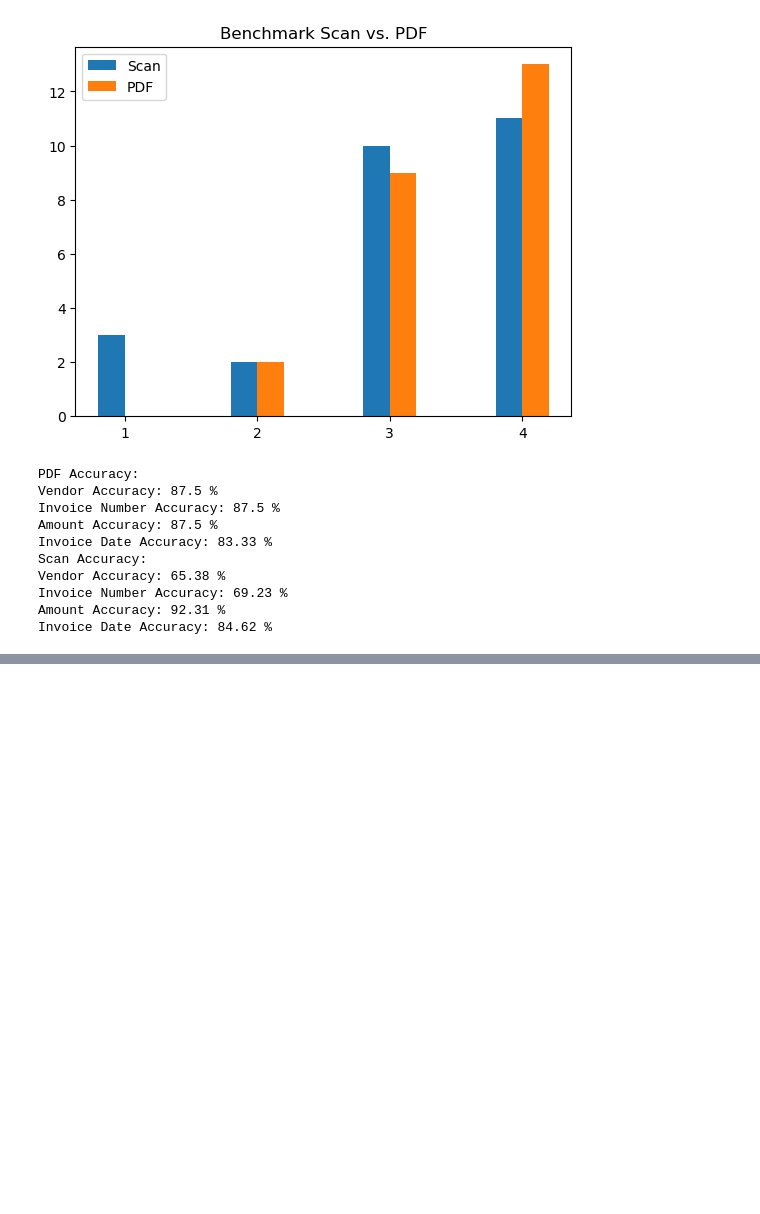
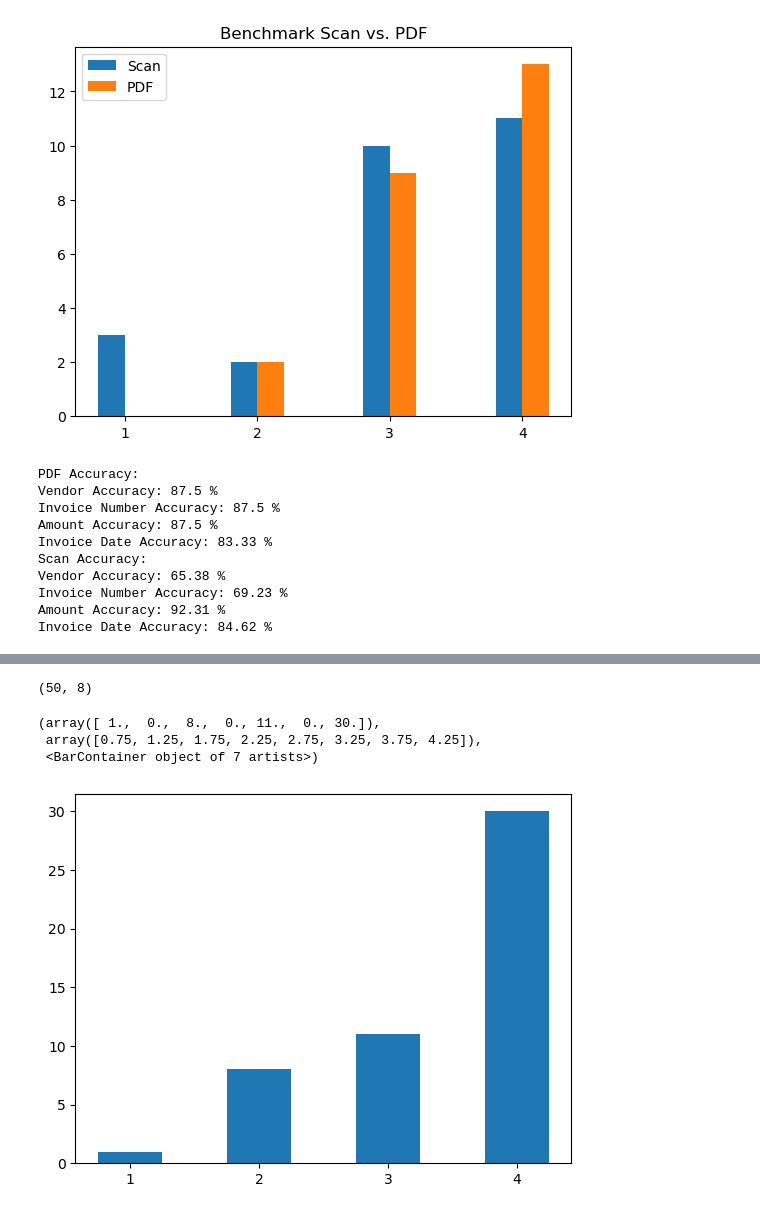
Before and after one commit to Paul01001000/HFU-Bachelor-Thesis, a Jupyter notebook: Data_Analysis.ipynb, the cells around one changed output, grey strips where cells are left out. Saved outputs shown, nothing was run; the diff lists cells and outputs as text; code cells hidden in the pictures; blank space fills up the shorter version.

Commit message:
Add test data

```diff
--- a/Data_Analysis.ipynb
+++ b/Data_Analysis.ipynb
@@ -301,0 +302,13 @@ Invoice Date Accuracy: 84.62 %
+# %%
+test_data = pd.DataFrame(columns=["File","Extracted Vendor","Extracted Invoice Number","Extracted Amount","Extracted Invoice Date"])
+folder = "./Test_Results/"
+files = listdir(folder)
+print(len(files))
+for file in files:
+    #print(file)
+    path = folder + file
+    test_data_new = pd.read_csv(path, sep=';', header=None)
+    test_data_new.columns = ["File","Extracted Vendor","Extracted Invoice Number","Extracted Amount","Extracted Invoice Date"]
+    #print(data_new.dtypes)
+    test_data = test_data._append(test_data_new,ignore_index=True)
+test_data.head()
@@ -301,0 +323,7 @@ Invoice Date Accuracy: 84.62 %
+# %%
+test_data["Extracted Invoice Date"] = test_data["Extracted Invoice Date"].map(lambda x:x.split(" ")[0],na_action="ignore")
+test_data["Extracted Invoice Number"] = test_data["Extracted Invoice Number"].map(lambda x: "nan" if str(x) == "" else str(x).strip()).map(lambda x: "nan" if str(x) == "" else str(x).strip())
+test_data["Extracted Amount"] = test_data["Extracted Amount"].map(str)
+test_data["Extracted Vendor"] = test_data["Extracted Vendor"].map(str)
+
+test_data.head()
@@ -301,0 +337,21 @@ Invoice Date Accuracy: 84.62 %
+# %%
+test_results = test_data.set_index("File").join(db.set_index("File"),how="inner")
+test_results.head
+# %% [output]
+(50, 8)
+# %%
+test_results["Correct Vendor"] = test_results["Extracted Vendor"] == test_results["Vendor"]
+for file,ext_ven,ven in zip(test_results.index, test_results["Extracted Vendor"], test_results["Vendor"]):
+    test_results.loc[file,"Correct Vendor"] = ext_ven in ven or ven in ext_ven
+test_results["Correct Invoice Number"] = test_results["Extracted Invoice Number"] == test_results["Invoice Number"]
+test_results["Correct Amount"] = test_results["Extracted Amount"] == test_results["Amount"]
+test_results["Correct Invoice Date"] = test_results["Extracted Invoice Date"] == test_results["Invoice Date"]
+test_results["Quota"] = test_results["Correct Vendor"].map(int) + test_results["Correct Invoice Number"].map(int) + test_results["Correct Amount"].map(int) + test_results["Correct Invoice Date"].map(int)
+# %%
+plt.xticks(range(1,5))
+plt.hist(test_results.Quota,bins=[0.75+0.5*i for i in range(8)])
+# %% [output]
+(array([ 1.,  0.,  8.,  0., 11.,  0., 30.]),
+ array([0.75, 1.25, 1.75, 2.25, 2.75, 3.25, 3.75, 4.25]),
+ <BarContainer object of 7 artists>)
+[figure, added]
```
Also changed, not shown: parts of 7 cells of this notebook.
